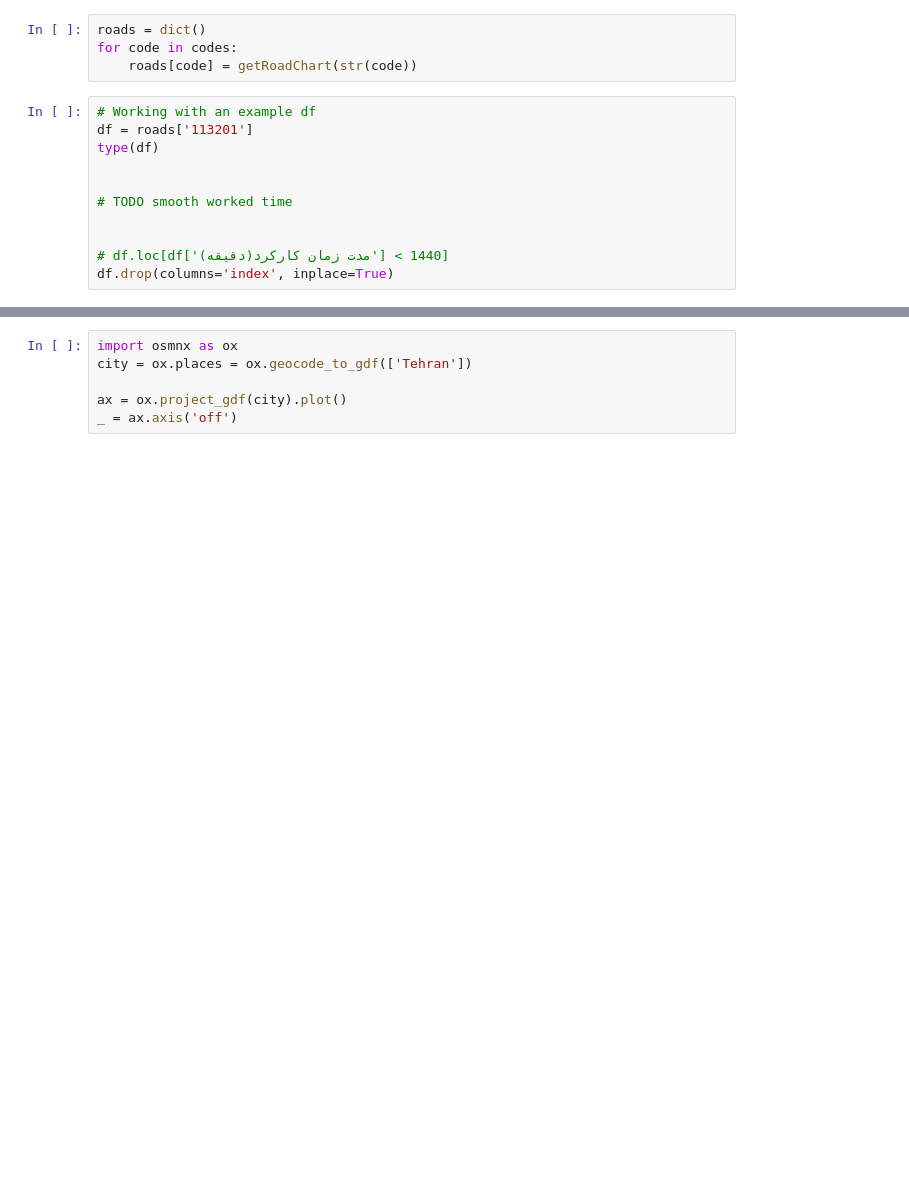
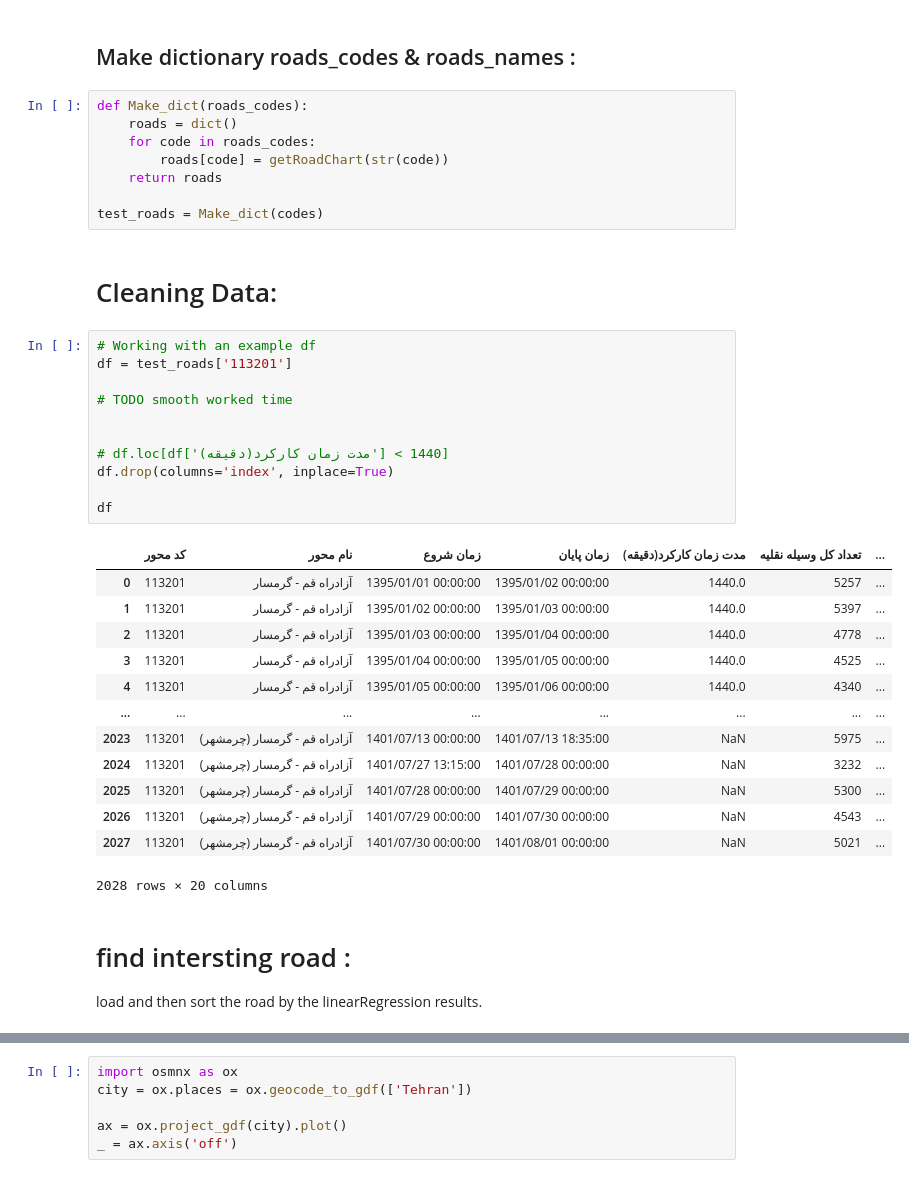
Before and after one commit to Amirali-Amirifar/traffic_analysis, a Jupyter notebook: analysis.ipynb, the cells around one changed output, grey strips where cells are left out. Cells and saved outputs as stored; diff of their text form; blank space fills up the shorter version.

```diff
--- a/analysis.ipynb
+++ b/analysis.ipynb
@@ -62,16 +166,41 @@ for i in range(len(t)):
+# %% [markdown]
+## Make dictionary roads_codes & roads_names :
 # %%
-roads = dict()
-for code in codes:
-    roads[code] = getRoadChart(str(code))
+def Make_dict(roads_codes):
+    roads = dict()
+    for code in roads_codes:
+        roads[code] = getRoadChart(str(code))
+    return roads
+
+test_roads = Make_dict(codes)
+# %% [markdown]
+# Cleaning Data:
 # %%
 # Working with an example df
-df = roads['113201']
-type(df)
-
+df = test_roads['113201']
 
 # TODO smooth worked time
 
 
 # df.loc[df['مدت زمان کارکرد(دقیقه)'] < 1440]
 df.drop(columns='index', inplace=True)
+
+df
+# %% [output]
+|  | کد محور | نام محور | زمان شروع | زمان پایان | مدت زمان کارکرد(دقیقه) | تعداد کل وسیله نقلیه | ... |
+| 0 | 113201 | آزادراه قم - گرمسار | 1395/01/01 00:00:00 | 1395/01/02 00:00:00 | 1440.0 | 5257 | ... |
+| 1 | 113201 | آزادراه قم - گرمسار | 1395/01/02 00:00:00 | 1395/01/03 00:00:00 | 1440.0 | 5397 | ... |
+| 2 | 113201 | آزادراه قم - گرمسار | 1395/01/03 00:00:00 | 1395/01/04 00:00:00 | 1440.0 | 4778 | ... |
+| 3 | 113201 | آزادراه قم - گرمسار | 1395/01/04 00:00:00 | 1395/01/05 00:00:00 | 1440.0 | 4525 | ... |
+| 4 | 113201 | آزادراه قم - گرمسار | 1395/01/05 00:00:00 | 1395/01/06 00:00:00 | 1440.0 | 4340 | ... |
+| ... | ... | ... | ... | ... | ... | ... | ... |
+| 2023 | 113201 | آزادراه قم - گرمسار (چرمشهر) | 1401/07/13 00:00:00 | 1401/07/13 18:35:00 | NaN | 5975 | ... |
+| 2024 | 113201 | آزادراه قم - گرمسار (چرمشهر) | 1401/07/27 13:15:00 | 1401/07/28 00:00:00 | NaN | 3232 | ... |
+| 2025 | 113201 | آزادراه قم - گرمسار (چرمشهر) | 1401/07/28 00:00:00 | 1401/07/29 00:00:00 | NaN | 5300 | ... |
+| 2026 | 113201 | آزادراه قم - گرمسار (چرمشهر) | 1401/07/29 00:00:00 | 1401/07/30 00:00:00 | NaN | 4543 | ... |
+| 2027 | 113201 | آزادراه قم - گرمسار (چرمشهر) | 1401/07/30 00:00:00 | 1401/08/01 00:00:00 | NaN | 5021 | ... |
+2028 rows × 20 columns
+# %% [markdown]
+# find intersting road :
+load and then sort the road by the linearRegression results.
 # %%
```
Also changed, not shown: parts of 35 cells of this notebook, 2 other files.
